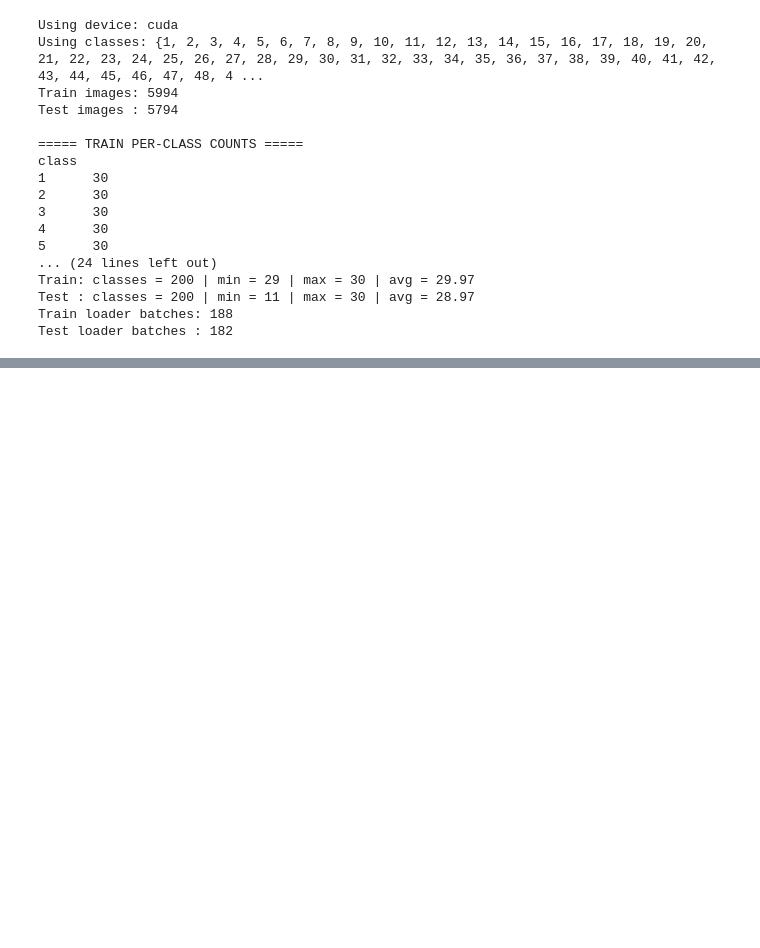
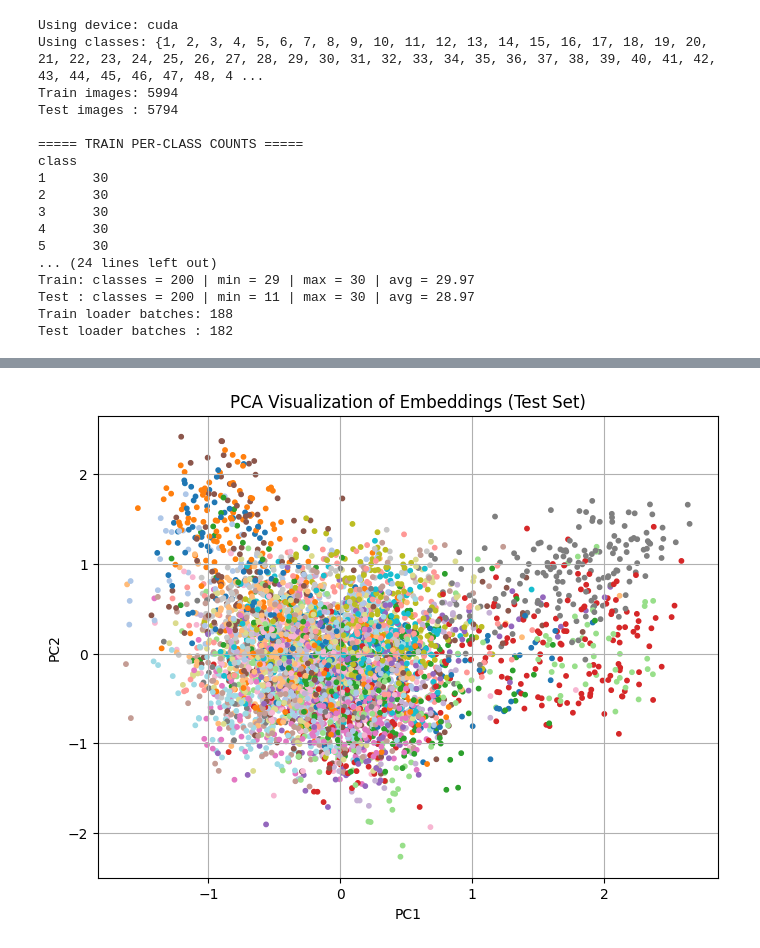
Before and after one commit to Prakash-Nandaniya/DVML-Implementation, a Jupyter notebook: main_without_DVML.ipynb, the cells around one changed output, grey strips where cells are left out. Cells and saved outputs as stored; diff of their text form; code cells hidden in the pictures; blank space fills up the shorter version.

Commit message:
Kaggle Notebook | DVML Implementation | Version 4

```diff
--- a/main_without_DVML.ipynb
+++ b/main_without_DVML.ipynb
@@ -155,11 +155,13 @@ import torch.nn.functional as F
 from sklearn.cluster import KMeans
 from sklearn.metrics import normalized_mutual_info_score, f1_score
 from sklearn.metrics import pairwise_distances
+from sklearn.decomposition import PCA
 import numpy as np
+import matplotlib.pyplot as plt
 
 
 # -------------------------------------------------------
-# Extract embeddings (handles DVML + NON-DVML)
+# Extract embeddings (DVML + NON-DVML)
 # -------------------------------------------------------
 def extract_embeddings(model, loader):
     E, L = [], []
@@ -169,14 +171,18 @@ def extract_embeddings(model, loader):
         for imgs, lbls in loader:
             imgs = imgs.to(device)
 
-            out = model(imgs, 0.0) if "noise_scale" in model.forward.__code__.co_varnames else model(imgs)
+            # Detect DVML or Not
+            if "noise_scale" in model.forward.__code__.co_varnames:
+                out = model(imgs, 0.0)
+            else:
+                out = model(imgs)
 
-            # --- DVML returns 6 outputs ---
+            # --- DVML (6 outputs) ---
             if isinstance(out, tuple) and len(out) == 6:
                 z_i, z_v, mu, logvar, f, f_hat = out
                 z = z_i
 
-            # --- NON-DVML returns single embedding ---
+            # --- NON-DVML (single output) ---
             else:
                 z = out
 
@@ -194,14 +200,16 @@ def recall_at_k(E, L, K=1):
     sim = E @ E.t()
 
     N = len(L)
-    sim[range(N), range(N)] = -1  # remove self-match
+
+    # Remove self-match
+    sim[range(N), range(N)] = -1
 
     _, idx = sim.topk(K, dim=1)
     return sum(L[i] in L[idx[i]] for i in range(N)) / N
 
 
 # -------------------------------------------------------
-# Clustering (NMI + F1)
+# Clustering Metrics
 # -------------------------------------------------------
 def clustering_metrics(E, L, num_classes):
     km = KMeans(n_clusters=num_classes, n_init=10)
@@ -214,7 +222,7 @@ def clustering_metrics(E, L, num_classes):
 
 
 # -------------------------------------------------------
-# Pairwise precision / recall
+# Pairwise precision/recall
 # -------------------------------------------------------
 def pairwise_precision_recall(E, L):
     D = pairwise_distances(E)
@@ -229,29 +237,84 @@ def pairwise_precision_recall(E, L):
 
     precision = TP / (TP + FP + 1e-9)
     recall    = TP / (TP + FN + 1e-9)
-
     return precision, recall
 
 
 # ===============================================================
-# RUN EVALUATION (WORKS FOR BOTH MODELS)
+#  LOSS PLOT (AFTER TRAINING)
+# ===============================================================
+
+def plot_loss_curve(loss_list):
+    plt.figure(figsize=(7,5))
+    plt.plot(loss_list, marker='o')
+    plt.title("Training Loss per Epoch")
+    plt.xlabel("Epoch")
+    plt.ylabel("Loss")
+    plt.grid(True)
+    plt.show()
+
+
+# ===============================================================
+#  VISUALIZE EMBEDDINGS USING PCA (2D)
+# ===============================================================
+
+def plot_pca_clusters(E, L, num_samples=5000):
+    E = E.numpy()
+    L = L.numpy()
+
+    # Downsample for speed
+    if len(E) > num_samples:
+        idx = np.random.choice(len(E), num_samples, replace=False)
+        E = E[idx]
+        L = L[idx]
+
+    pca = PCA(n_components=2)
+    X = pca.fit_transform(E)
+
+    plt.figure(figsize=(8,6))
+    scatter = plt.scatter(X[:,0], X[:,1], c=L, cmap="tab20", s=10)
+    plt.title("PCA Visualization of Embeddings (Test Set)")
+    plt.xlabel("PC1")
+    plt.ylabel("PC2")
+    plt.grid(True)
+    plt.show()
+
+
+# ===============================================================
+# RUN EVALUATION FOR BOTH DVML AND NON-DVML MODELS
 # ===============================================================
 E, L = extract_embeddings(model, test_loader)
 num_classes = len(torch.unique(L))
 
 print("\n============= METRIC LEARNING EVALUATION ==================")
 
+# Recall@K
 for k in [1, 2, 4, 8]:
     print(f"Recall@{k} =", recall_at_k(E, L, k))
 
+# Clustering
 nmi, f1 = clustering_metrics(E.numpy(), L.numpy(), num_classes)
 print("\nNMI =", nmi)
 print("F1  =", f1)
 
+# Pairwise precision & recall
 prec, rec = pairwise_precision_recall(E.numpy(), L.numpy())
 print("\nPairwise Precision =", prec)
 print("Pairwise Recall    =", rec)
 
 print("===========================================================\n")
+
+# -------------------------------------------------------
+# PCA Visualization
+# -------------------------------------------------------
+plot_pca_clusters(E, L)
+
+# -------------------------------------------------------
+# Loss Plot (ASSUMES you collected loss_list)
+# -------------------------------------------------------
+try:
+    plot_loss_curve(loss_list)
+except:
+    print("⚠️ loss_list not found. Make sure you collected epoch losses during training.")
 # %% [output]
 ============= METRIC LEARNING EVALUATION ==================
@@ -268 +331,2 @@ Pairwise Recall    = 0.7788263049247964
 ===========================================================
+[figure, added]
```
Also changed, not shown: parts of 3 cells of this notebook.
